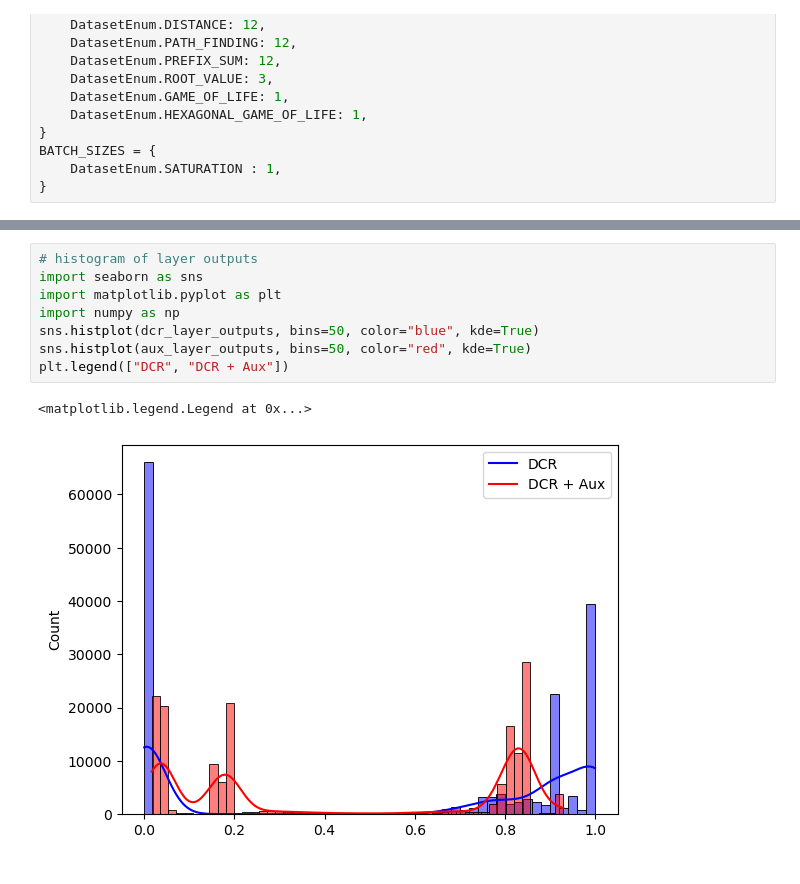
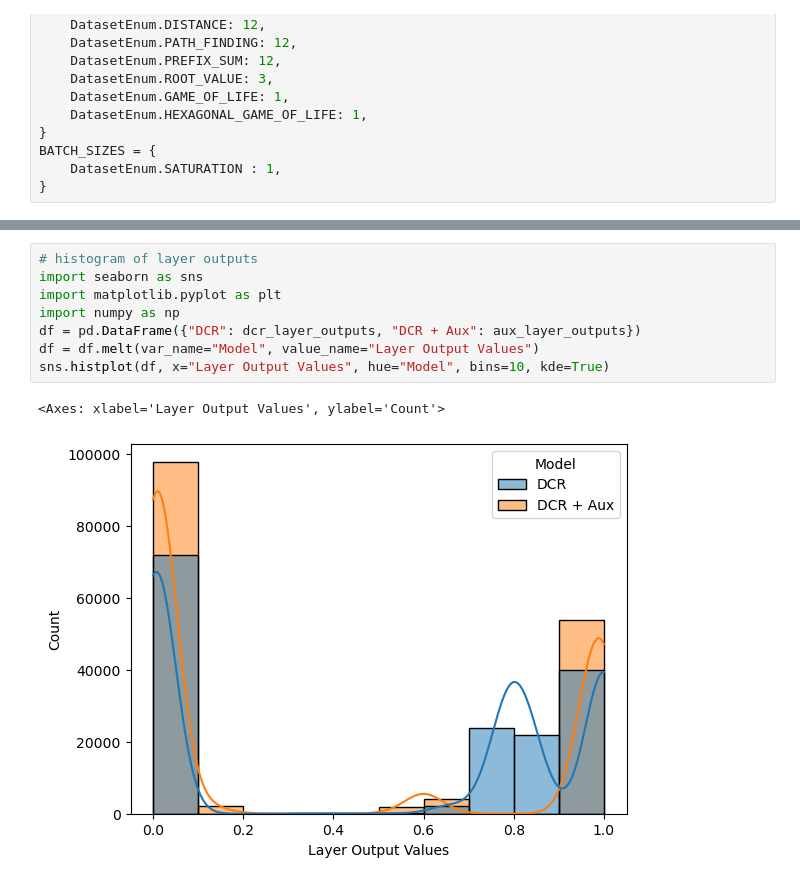
Before and after one commit to jakosimov/bronze-age, a Jupyter notebook: visualize_ablation_study.ipynb, the cells around one changed output, grey strips where cells are left out. Saved outputs shown, nothing was run; the diff lists cells and outputs as text.

Commit message:
Bugfix, better visualizations

```diff
--- a/visualize_ablation_study.ipynb
+++ b/visualize_ablation_study.ipynb
@@ -416,11 +409,11 @@ aux_model.model.input(data.x)
 # %%
 # histogram of layer outputs
 import seaborn as sns
 import matplotlib.pyplot as plt
 import numpy as np
-sns.histplot(dcr_layer_outputs, bins=50, color="blue", kde=True)
-sns.histplot(aux_layer_outputs, bins=50, color="red", kde=True)
-plt.legend(["DCR", "DCR + Aux"])
+df = pd.DataFrame({"DCR": dcr_layer_outputs, "DCR + Aux": aux_layer_outputs})
+df = df.melt(var_name="Model", value_name="Layer Output Values")
+sns.histplot(df, x="Layer Output Values", hue="Model", bins=10, kde=True)
 # %% [output]
-<matplotlib.legend.Legend at 0x...>
+<Axes: xlabel='Layer Output Values', ylabel='Count'>
-[figure, old version]
+[figure, new version]
```
Also changed, not shown: parts of 5 cells of this notebook, 1 other file.
